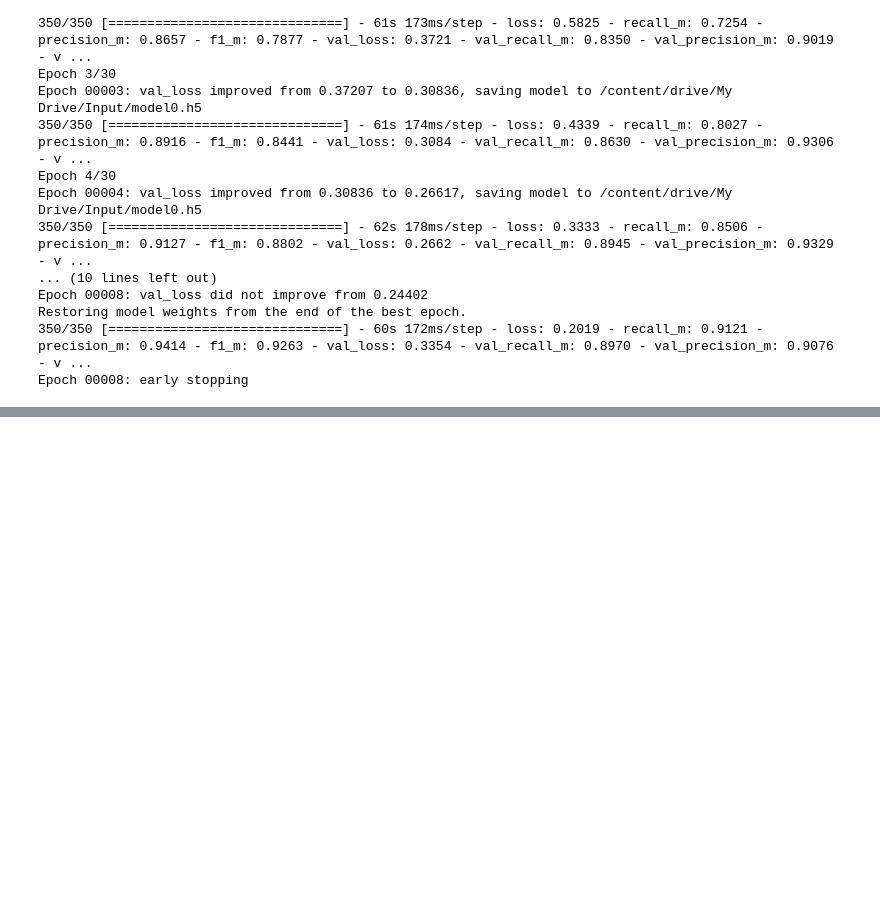
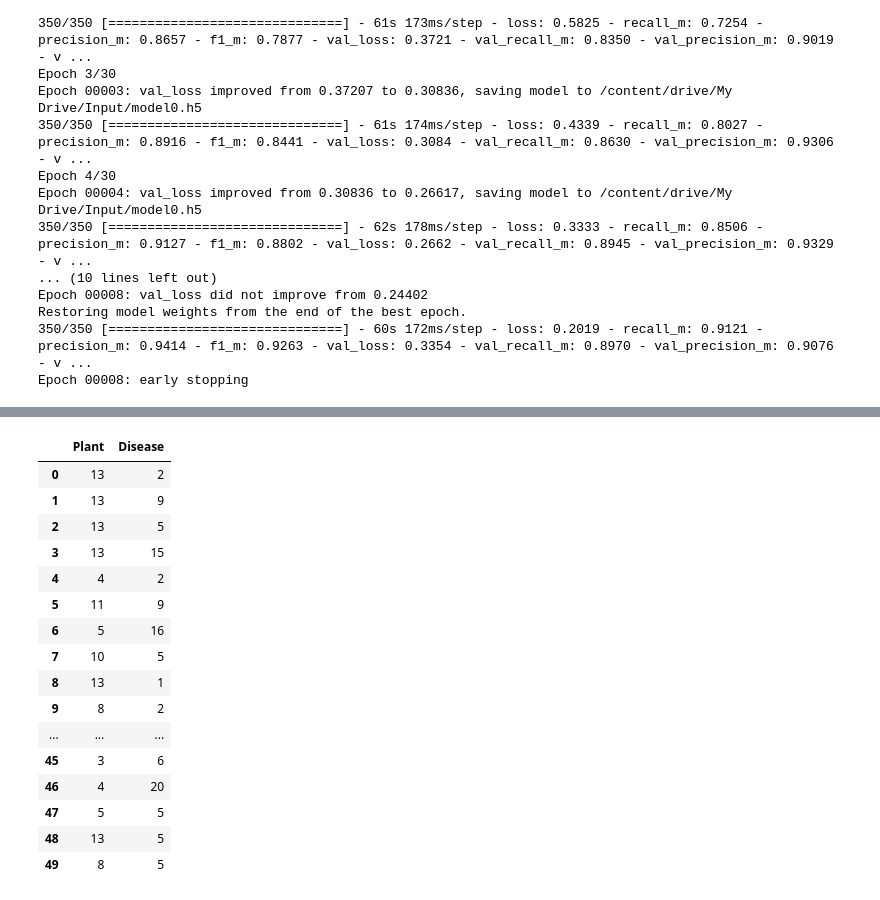
Before and after one commit to JaeDoo1034/Kaggle-Study, a Jupyter notebook: NIpa.ipynb, the cells around one changed output, grey strips where cells are left out. Saved outputs shown, nothing was run; the diff lists cells and outputs as text; code cells hidden in the pictures; blank space fills up the shorter version.

```diff
--- a/NIpa.ipynb
+++ b/NIpa.ipynb
@@ -408,0 +543,4 @@ Epoch 2/30
+# %%
+sub.iloc[0,:] = A
+# %%
+sub.columns = ['index']
@@ -408,0 +563,4 @@ Epoch 2/30
+# %%
+sub['Plant'] = pred_plant_final
+# %%
+sub['Disease'] = pred_disease_final
@@ -408,0 +583,20 @@ Epoch 2/30
+# %%
+sub.iloc[:,1:].head(50)
+# %% [output]
+|  | Plant | Disease |
+| 0 | 13 | 2 |
+| 1 | 13 | 9 |
+| 2 | 13 | 5 |
+| 3 | 13 | 15 |
+| 4 | 4 | 2 |
+| 5 | 11 | 9 |
+| 6 | 5 | 16 |
+| 7 | 10 | 5 |
+| 8 | 13 | 1 |
+| 9 | 8 | 2 |
+| ... | ... | ... |
+| 45 | 3 | 6 |
+| 46 | 4 | 20 |
+| 47 | 5 | 5 |
+| 48 | 13 | 5 |
+| 49 | 8 | 5 |
```
Also changed, not shown: parts of 62 cells of this notebook.
